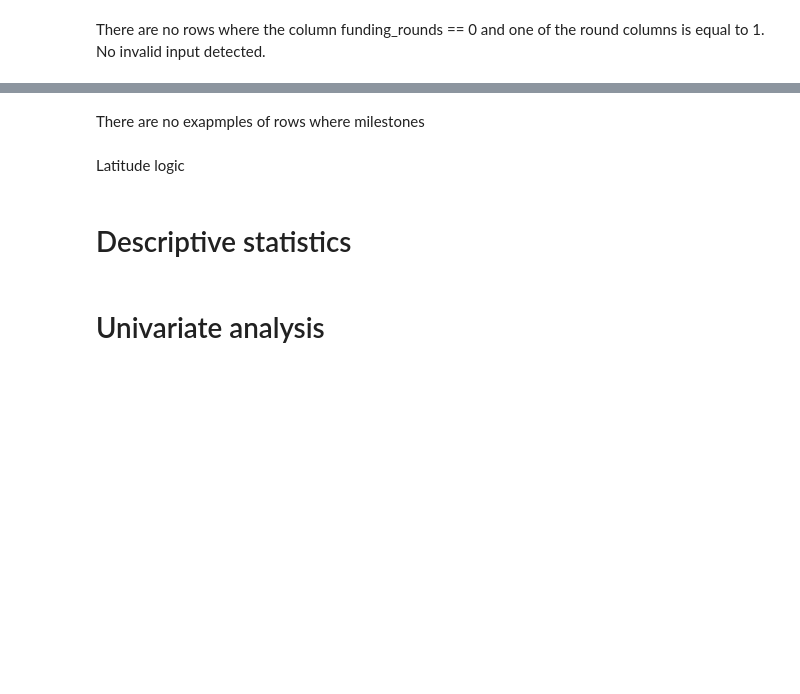
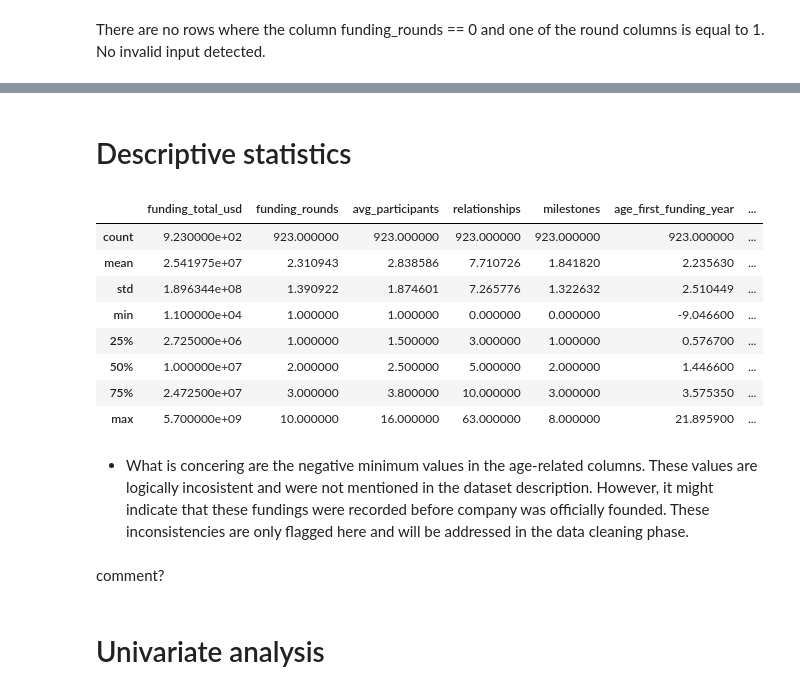
Before and after one commit to liladqa/riskvector, a Jupyter notebook: 01_EDA_on_raw_data.ipynb, the cells around one changed output, grey strips where cells are left out. Drawn from its saved outputs; the diff is of its cells as text; code cells hidden in the pictures; blank space fills up the shorter version.

```diff
--- a/01_EDA_on_raw_data.ipynb
+++ b/01_EDA_on_raw_data.ipynb
@@ -579,4 +569,0 @@ milestones > 0 -> age_first_milestone_year should not be NaN
-# %% [markdown]
-There are no exapmples of rows where milestones
-# %% [markdown]
-Latitude logic
@@ -589,2 +570,34 @@ check whether given coordinates are located within the USA territory
 # %% [markdown]
 # Descriptive statistics
+# %%
+startups[[
+ "funding_total_usd",
+ "funding_rounds",
+ "avg_participants",
+ "relationships",
+ "milestones",
+ "age_first_funding_year",
+ "age_last_funding_year",
+ "age_first_milestone_year",
+ "age_last_milestone_year",
+ "latitude",
+ "longitude"
+]].describe()
+# %% [output]
+|  | funding_total_usd | funding_rounds | avg_participants | relationships | milestones | age_first_funding_year | ... |
+| count | 9.230000e+02 | 923.000000 | 923.000000 | 923.000000 | 923.000000 | 923.000000 | ... |
+| mean | 2.541975e+07 | 2.310943 | 2.838586 | 7.710726 | 1.841820 | 2.235630 | ... |
+| std | 1.896344e+08 | 1.390922 | 1.874601 | 7.265776 | 1.322632 | 2.510449 | ... |
+| min | 1.100000e+04 | 1.000000 | 1.000000 | 0.000000 | 0.000000 | -9.046600 | ... |
+| 25% | 2.725000e+06 | 1.000000 | 1.500000 | 3.000000 | 1.000000 | 0.576700 | ... |
+| 50% | 1.000000e+07 | 2.000000 | 2.500000 | 5.000000 | 2.000000 | 1.446600 | ... |
+| 75% | 2.472500e+07 | 3.000000 | 3.800000 | 10.000000 | 3.000000 | 3.575350 | ... |
+| max | 5.700000e+09 | 10.000000 | 16.000000 | 63.000000 | 8.000000 | 21.895900 | ... |
+# %% [markdown]
+
+
+*   What is concering are the negative minimum values in the age-related columns. These values are logically incosistent and were not mentioned in the dataset description. However, it might indicate that these fundings were recorded before company was officially founded. These inconsistencies are only flagged here and will be addressed in the data cleaning phase.
+# %% [markdown]
+
+
+comment?
```
Also changed, not shown: parts of 5 cells of this notebook.
